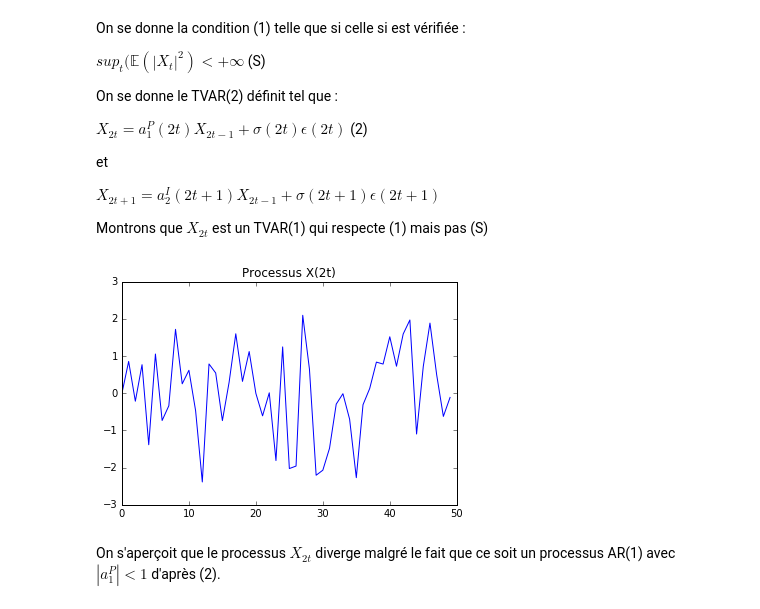
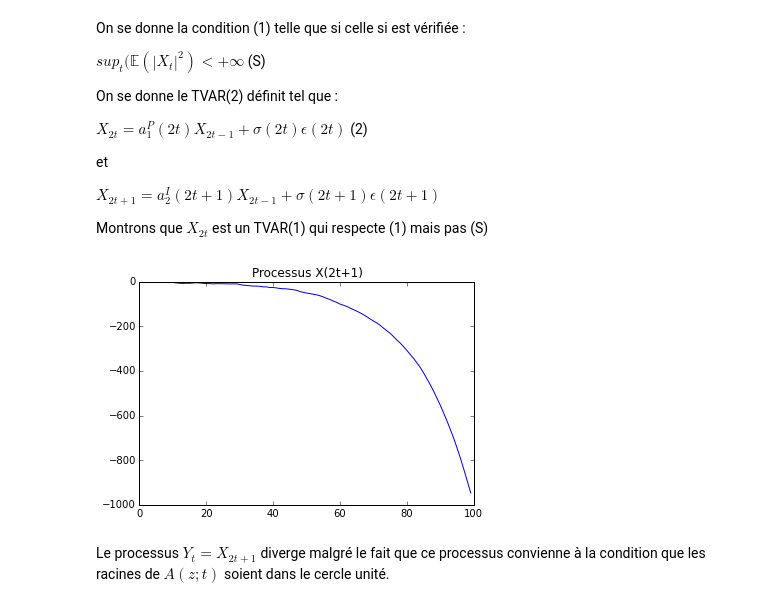
Before and after one commit to jngod2011/TVAR_Prediction, a Jupyter notebook: Contre_exemple_TVAR(2).ipynb, the cells around one changed output. Saved outputs shown, nothing was run; the diff lists cells and outputs as text; code cells hidden in the pictures.

```diff
--- a/Contre_exemple_TVAR(2).ipynb
+++ b/Contre_exemple_TVAR(2).ipynb
@@ -57,25 +57,26 @@ $X_{2t+1} = a_2^I(2t+1)X_{2t-1} + \sigma(2t+1)\epsilon(2t+1)$
 Montrons que $X_{2t}$ est un TVAR(1) qui respecte (1) mais pas (S)
 # %%
 N = 1 #Nombre d'échantillons observés
-T = 100 #horizon des temps
+T = 200 #horizon des temps
 X = np.zeros((T,1)) #SX avec X_0 = X_1 = 0
 a_P = 0.5 #coeff a_1^P
-a_I = 0.5 #coeff a_2^I
+a_I_1 = 1./np.sqrt(2) #coeff a_1^I
+a_I_2 = 1./np.sqrt(2) #coeff a_2^I
 B = np.random.randn(T,1) #Bruit pour chaque échantillon
 
 for t in (np.arange(T-2)+2): # On balaye de 2 à T
     if t%2 ==0:
         X[t] = a_P * X[t-1] + B[t]
 
     else:
-        X[t] = a_I * X[t-2] + B[t]
+        X[t] = a_I_1 * X[t-1] + a_I_2 * X[t-2] + B[t]
 
-X_2 = np.array([X[2*i] for i in np.arange(T/2)])
+X_2 = np.array([X[2*i+1] for i in np.arange(T/2)])
 plt.plot(X_2)
-plt.title("Processus X(2t)")
+plt.title("Processus X(2t+1)")
 
 sup_X = np.max([np.abs(X_2[i] ** 2) for i in np.arange(len(X_2))])
 # %% [output]
-[figure, old version]
+[figure, new version]
-# %% [markdown]
-On s'aperçoit que le processus $X_{2t}$ diverge malgré le fait que ce soit un processus AR(1) avec $|a_1^P|<1$ d'après (2).
+# %% [markdown]
+Le processus $Y_t = X_{2t+1}$ diverge malgré le fait que ce processus convienne à la condition que les racines de $A(z;t)$ soient dans le cercle unité.
```
Also changed, not shown: parts of 2 cells of this notebook, 1 other file.
